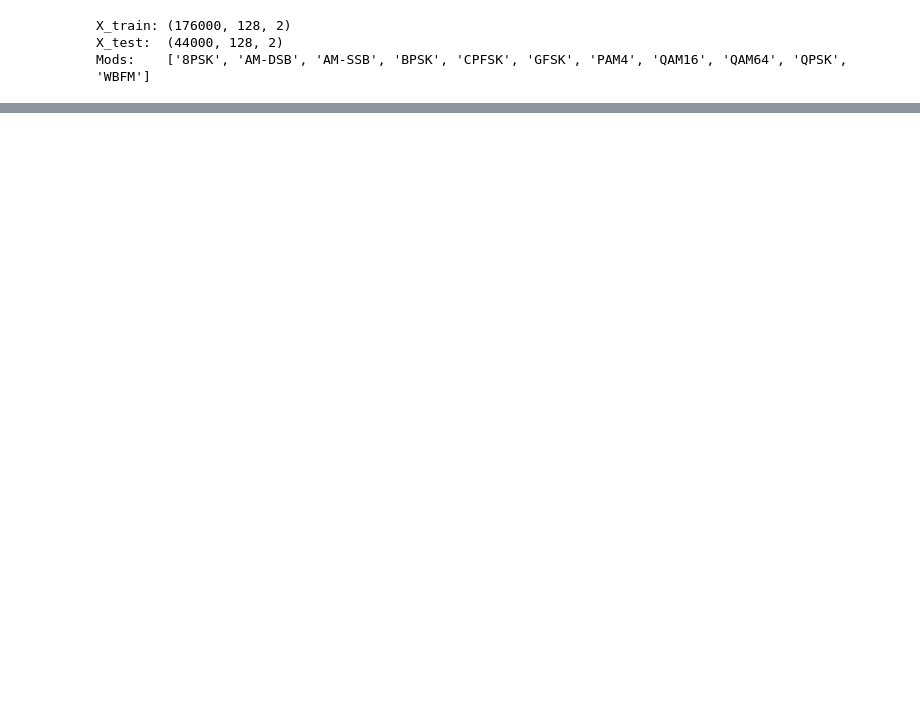
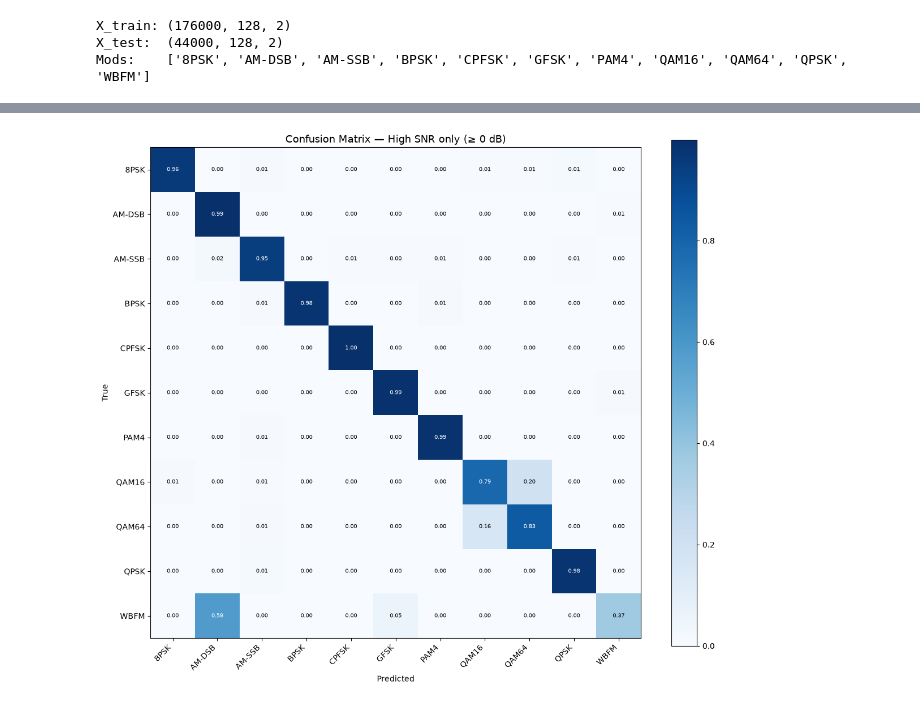
Before and after one commit to Reday1/AMC-CNN-Ensemble, a Jupyter notebook: radio_ml_ensemble.ipynb, the cells around one changed output, grey strips where cells are left out. Drawn from its saved outputs; the diff is of its cells as text; code cells hidden in the pictures; blank space fills up the shorter version.

```diff
--- a/radio_ml_ensemble.ipynb
+++ b/radio_ml_ensemble.ipynb
@@ -232,0 +315,23 @@ plt.show()
+# %%
+mask_high = snr_test >= 0
+cm_high = confusion_matrix(y_true[mask_high], y_pred[mask_high])
+cm_high_norm = cm_high.astype(float) / cm_high.sum(axis=1, keepdims=True)
+
+plt.figure(figsize=(12, 10))
+plt.imshow(cm_high_norm, interpolation='nearest', cmap=plt.cm.Blues)
+plt.colorbar()
+plt.title('Confusion Matrix — High SNR only (≥ 0 dB)', fontsize=13)
+plt.xlabel('Predicted'); plt.ylabel('True')
+plt.xticks(tick_marks, mods, rotation=45, ha='right')
+plt.yticks(tick_marks, mods)
+
+thresh = cm_high_norm.max() / 2.0
+for i, j in itertools.product(range(cm_high_norm.shape[0]), range(cm_high_norm.shape[1])):
+    plt.text(j, i, f'{cm_high_norm[i,j]:.2f}', ha='center', va='center',
+              color='white' if cm_high_norm[i, j] > thresh else 'black', fontsize=7)
+
+plt.tight_layout()
+plt.savefig('confusion_matrix_high_snr.png', dpi=150)
+plt.show()
+# %% [output]
+[figure, added]
```
Also changed, not shown: parts of 10 cells of this notebook, 7 other files.
